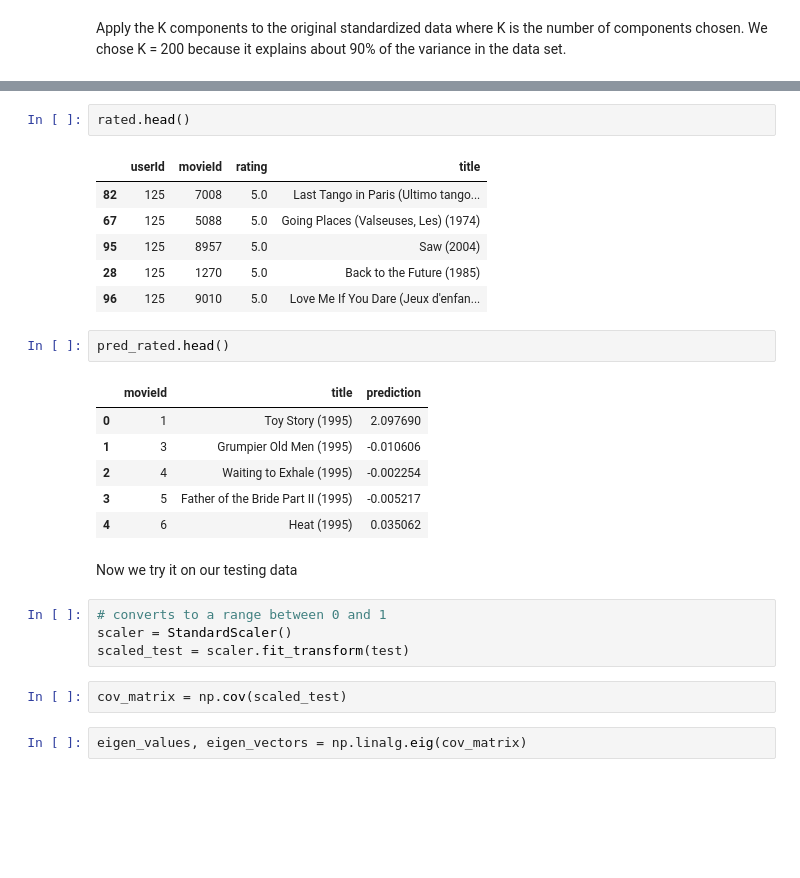
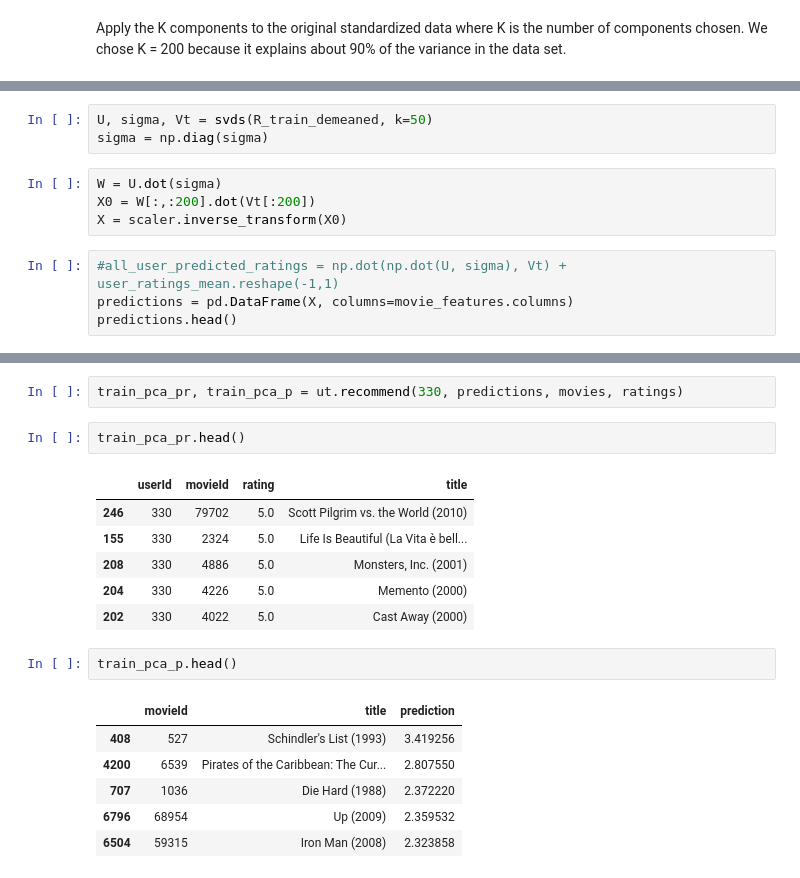
Before and after one commit to erikchomez/CS179FinalProject, a Jupyter notebook: PCA_Recommender_System.ipynb, the cells around one changed output, grey strips where cells are left out. Drawn from its saved outputs; the diff is of its cells as text; blank space fills up the shorter version.

```diff
--- a/PCA_Recommender_System.ipynb
+++ b/PCA_Recommender_System.ipynb
@@ -160,0 +177,11 @@ rated, pred_rated = recommend_movies(125, preds_df, movies, ratings)
+# %%
+U, sigma, Vt = svds(R_train_demeaned, k=50)
+sigma = np.diag(sigma)
+# %%
+W = U.dot(sigma)
+X0 = W[:,:200].dot(Vt[:200])
+X = scaler.inverse_transform(X0)
+# %%
+#all_user_predicted_ratings = np.dot(np.dot(U, sigma), Vt) + user_ratings_mean.reshape(-1,1)
+predictions = pd.DataFrame(X, columns=movie_features.columns)
+predictions.head()
@@ -161,28 +196,20 @@ rated, pred_rated = recommend_movies(125, preds_df, movies, ratings)
+# %%
+train_pca_pr, train_pca_p = ut.recommend(330, predictions, movies, ratings)
 # %%
-rated.head()
+train_pca_pr.head()
 # %% [output]
 |  | userId | movieId | rating | title |
-| 82 | 125 | 7008 | 5.0 | Last Tango in Paris (Ultimo tango... |
-| 67 | 125 | 5088 | 5.0 | Going Places (Valseuses, Les) (1974) |
-| 95 | 125 | 8957 | 5.0 | Saw (2004) |
-| 28 | 125 | 1270 | 5.0 | Back to the Future (1985) |
-| 96 | 125 | 9010 | 5.0 | Love Me If You Dare (Jeux d'enfan... |
+| 246 | 330 | 79702 | 5.0 | Scott Pilgrim vs. the World (2010) |
+| 155 | 330 | 2324 | 5.0 | Life Is Beautiful (La Vita è bell... |
+| 208 | 330 | 4886 | 5.0 | Monsters, Inc. (2001) |
+| 204 | 330 | 4226 | 5.0 | Memento (2000) |
+| 202 | 330 | 4022 | 5.0 | Cast Away (2000) |
 # %%
-pred_rated.head()
+train_pca_p.head()
 # %% [output]
 |  | movieId | title | prediction |
-| 0 | 1 | Toy Story (1995) | 2.097690 |
-| 1 | 3 | Grumpier Old Men (1995) | -0.010606 |
-| 2 | 4 | Waiting to Exhale (1995) | -0.002254 |
-| 3 | 5 | Father of the Bride Part II (1995) | -0.005217 |
-| 4 | 6 | Heat (1995) | 0.035062 |
+| 408 | 527 | Schindler's List (1993) | 3.419256 |
+| 4200 | 6539 | Pirates of the Caribbean: The Cur... | 2.807550 |
+| 707 | 1036 | Die Hard (1988) | 2.372220 |
+| 6796 | 68954 | Up (2009) | 2.359532 |
+| 6504 | 59315 | Iron Man (2008) | 2.323858 |
-# %% [markdown]
-Now we try it on our testing data
-# %%
-# converts to a range between 0 and 1
-scaler = StandardScaler()
-scaled_test = scaler.fit_transform(test)
-# %%
-cov_matrix = np.cov(scaled_test)
-# %%
-eigen_values, eigen_vectors = np.linalg.eig(cov_matrix)
```
Also changed, not shown: parts of 44 cells of this notebook, 1 other file.
